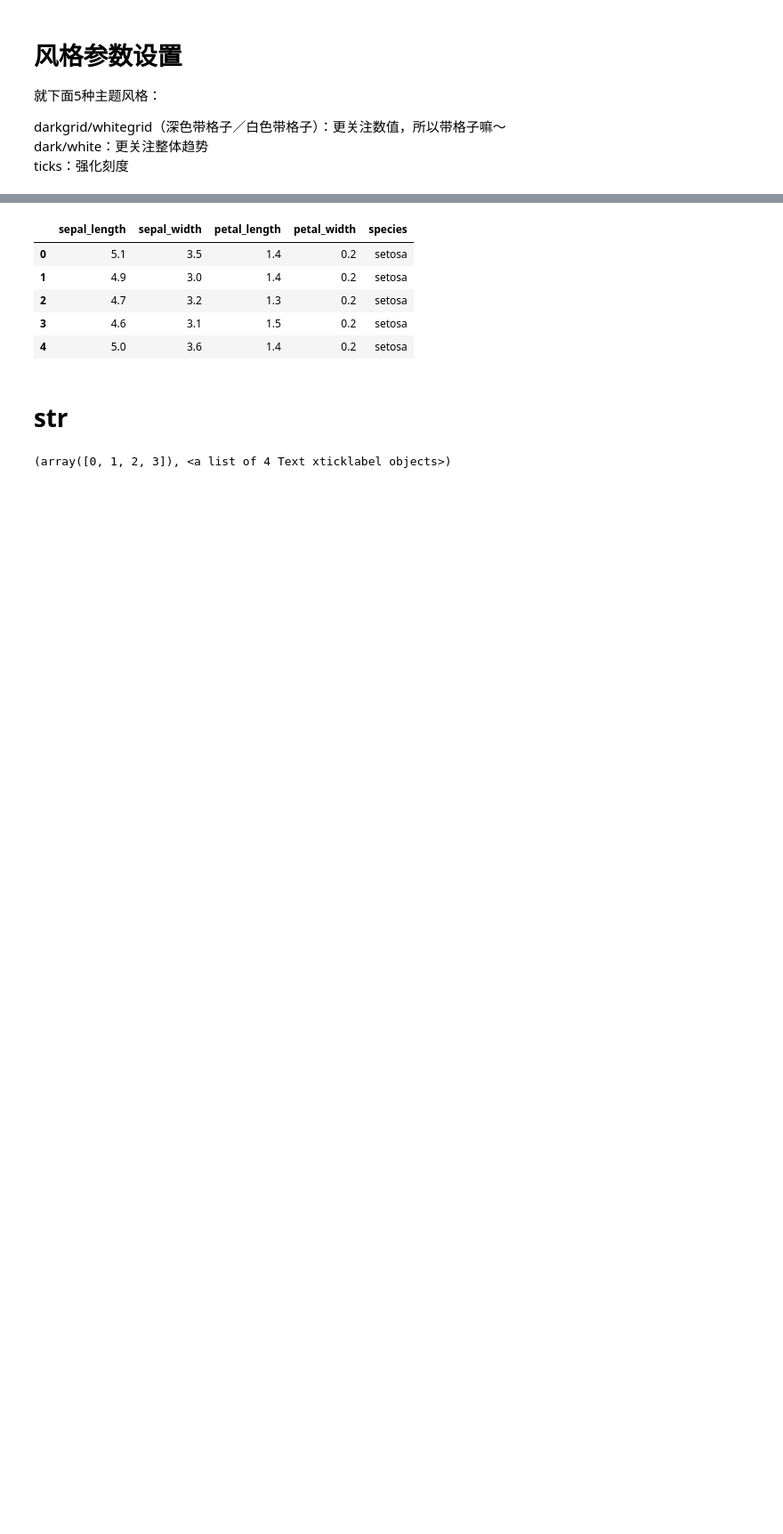
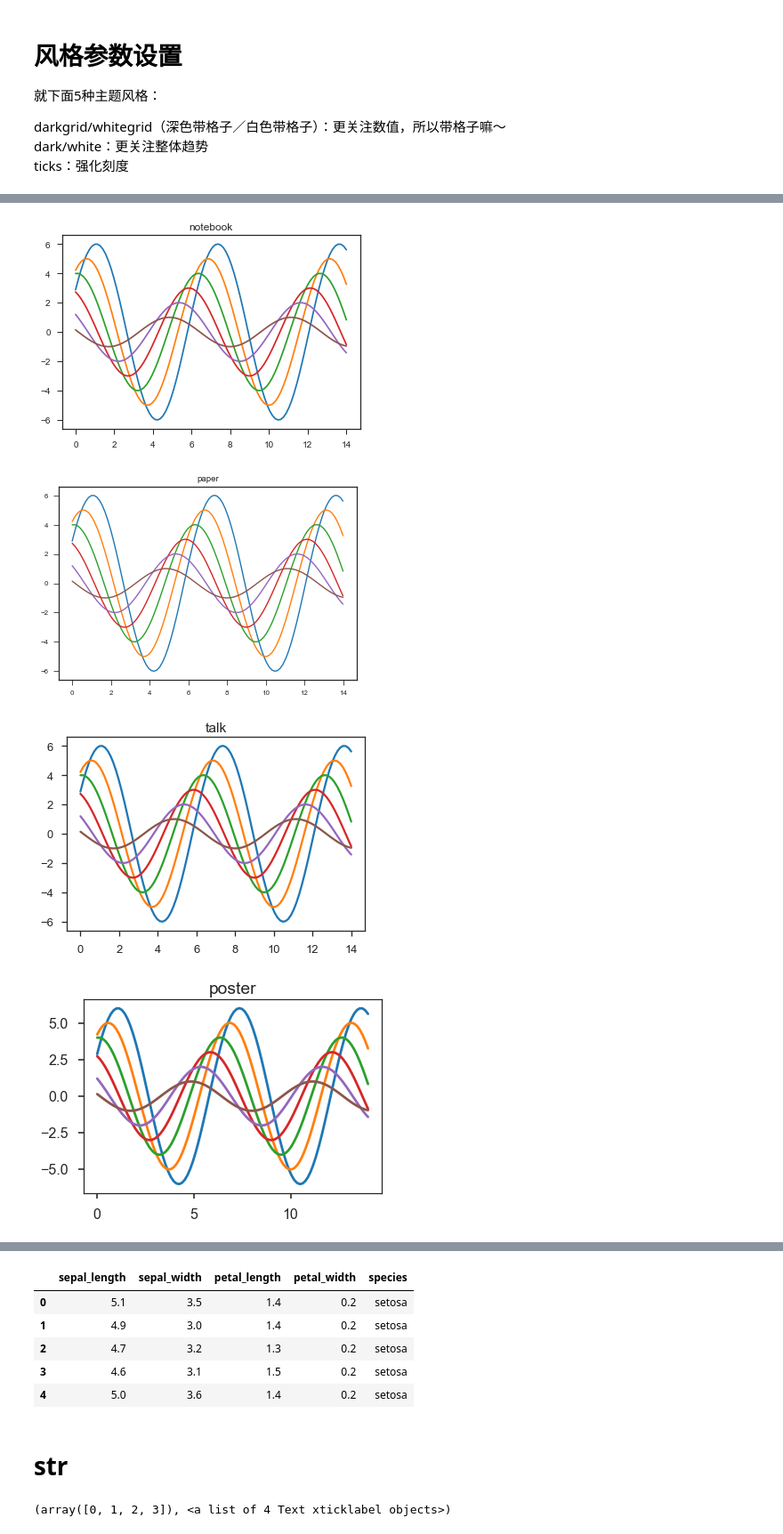
Before and after one commit to zhouzhiqi/Machine_Learning_Demo, a Jupyter notebook: 00_flow_chart/02_数据可视化_seaborn.ipynb, the cells around one changed output, grey strips where cells are left out. Shown at 89% size. Drawn from its saved outputs; the diff is of its cells as text; code cells hidden in the pictures; blank space fills up the shorter version.

```diff
--- a/00_flow_chart/02_数据可视化_seaborn.ipynb
+++ b/00_flow_chart/02_数据可视化_seaborn.ipynb
@@ -34,2 +34,12 @@ for style in ['darkgrid', 'whitegrid', 'dark', 'white', 'ticks']:
+# %%
+for c in ["notebook", "paper", "talk", "poster",]:
+    sns.set_context(c) # 比如用于期刊论文
+    sinplot(title=c)
+    plt.show()
+# %% [output]
+[figure, added]
+[figure, added]
+[figure, added]
+[figure, added]
 # %%
 sinplot()
```
Also changed, not shown: parts of 10 cells of this notebook, 6 other files.
